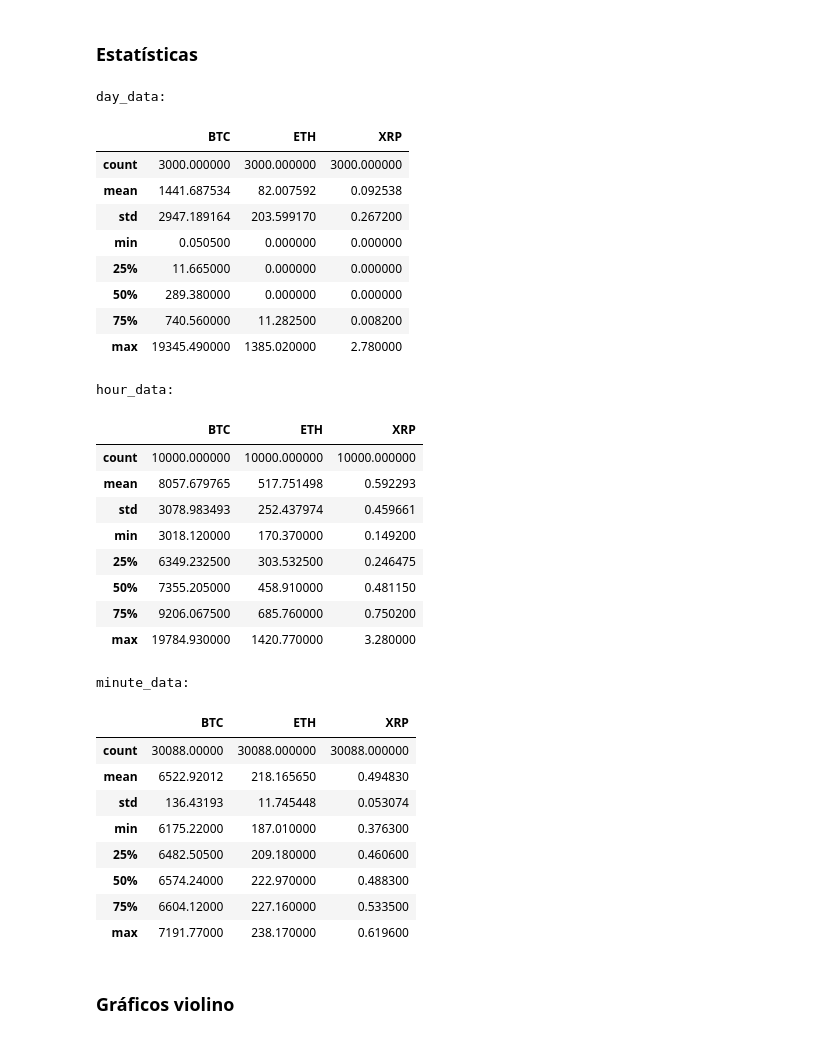
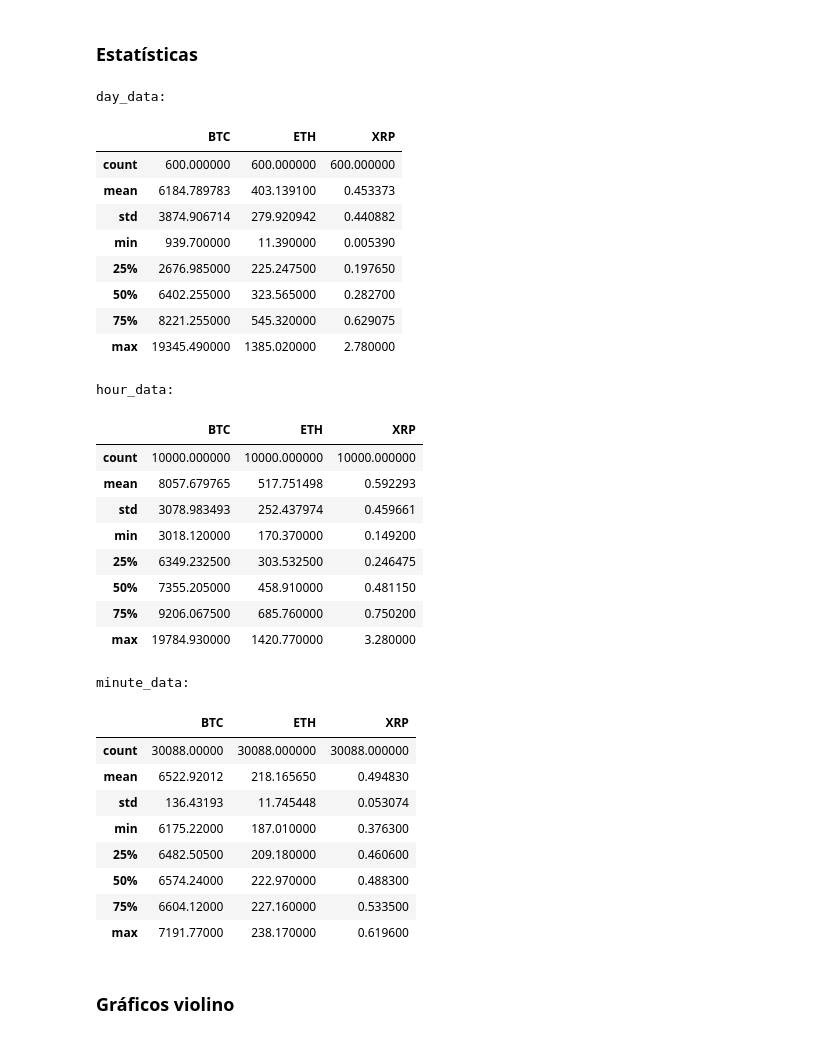
Before and after one commit to arturlfsouza/algotrading_pitch, a Jupyter notebook: pitch.ipynb, the cells around one changed output. Drawn from its saved outputs; the diff is of its cells as text; code cells hidden in the pictures.

Commit message:
Fixed statistics table

```diff
--- a/pitch.ipynb
+++ b/pitch.ipynb
@@ -128,21 +128,21 @@ for i in range(0, len(minute_data), 1440):
 ### Estatísticas
 # %%
 print('\nday_data:')
-display(day_data[['BTC', 'ETH', 'XRP']].describe())
+display(day_data_window[['BTC', 'ETH', 'XRP']].describe())
 print('\nhour_data:')
 display(hour_data[['BTC', 'ETH', 'XRP']].describe())
 print('\nminute_data:')
 display(minute_data[['BTC', 'ETH', 'XRP']].describe())
 # %% [output]
 day_data:
 |  | BTC | ETH | XRP |
-| count | 3000.000000 | 3000.000000 | 3000.000000 |
-| mean | 1441.687534 | 82.007592 | 0.092538 |
-| std | 2947.189164 | 203.599170 | 0.267200 |
-| min | 0.050500 | 0.000000 | 0.000000 |
-| 25% | 11.665000 | 0.000000 | 0.000000 |
-| 50% | 289.380000 | 0.000000 | 0.000000 |
-| 75% | 740.560000 | 11.282500 | 0.008200 |
+| count | 600.000000 | 600.000000 | 600.000000 |
+| mean | 6184.789783 | 403.139100 | 0.453373 |
+| std | 3874.906714 | 279.920942 | 0.440882 |
+| min | 939.700000 | 11.390000 | 0.005390 |
+| 25% | 2676.985000 | 225.247500 | 0.197650 |
+| 50% | 6402.255000 | 323.565000 | 0.282700 |
+| 75% | 8221.255000 | 545.320000 | 0.629075 |
 | max | 19345.490000 | 1385.020000 | 2.780000 |
 hour_data:
 |  | BTC | ETH | XRP |
```
Also changed, not shown: 1 other file.
